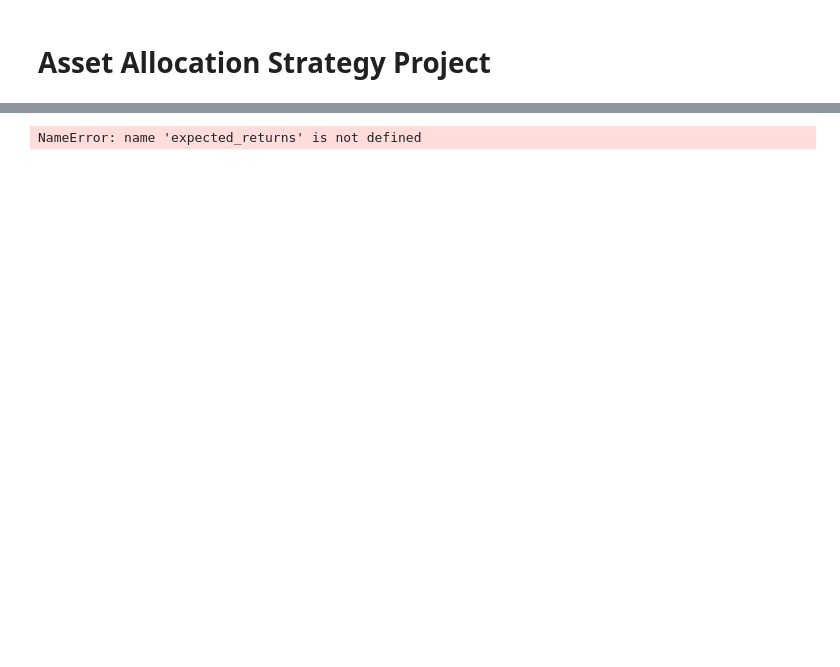
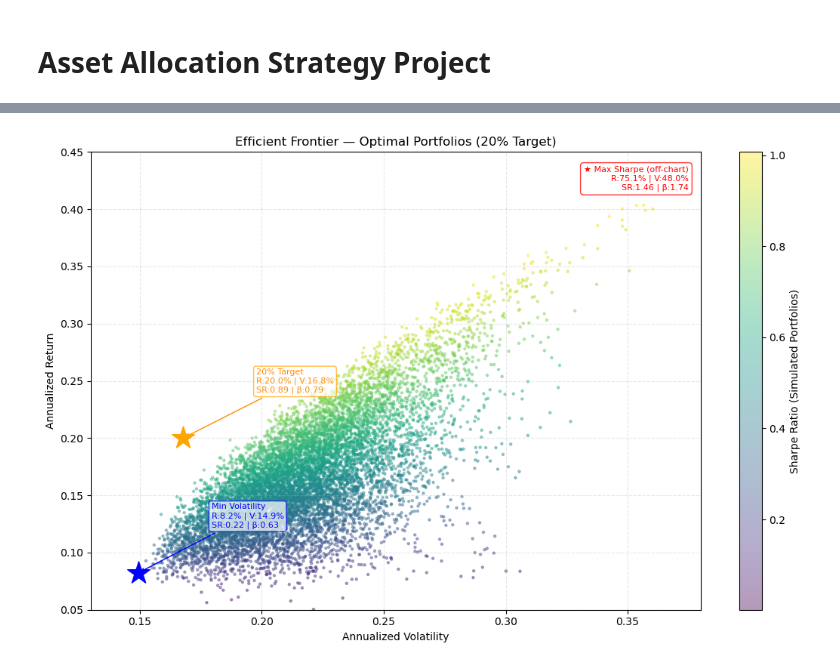
Before and after one commit to jsamutsakorn/asset_allocation_strategy, a Jupyter notebook: Asset_allocation.ipynb, the cells around one changed output, grey strips where cells are left out. Drawn from its saved outputs; the diff is of its cells as text; code cells hidden in the pictures; blank space fills up the shorter version.

```diff
--- a/Asset_allocation.ipynb
+++ b/Asset_allocation.ipynb
@@ -289,16 +295,3 @@ def markowitz_optimize(mean_returns, cov_matrix, target_return):
 target_returns = np.linspace(mean_returns.min(), mean_returns.max(), 100)
 frontier_weights = [markowitz_optimize(mean_returns, cov_matrix, r) for r in target_returns]
 frontier_vols = [np.sqrt(w @ cov_matrix @ w) for w in frontier_weights]
-# %%
-#or use pyportfolio for cleaner code
-#from pypfopt import EfficientFrontier, expected_returns, risk_models
-
-mu = expected_returns.mean_historical_return(prices)
-S = risk_models.sample_cov(prices)
-
-ef = EfficientFrontier(mu, S)
-weights = ef.min_volatility()        # Minimum Variance Portfolio
-# or
-weights = ef.max_sharpe()            # Tangency Portfolio (on the frontier)
-# %% [output]
-NameError: name 'expected_returns' is not defined
@@ -315,0 +298,49 @@ NameError: name 'expected_returns' is not defined
+# %%
+#efficient frontier visualization with optimal portfolios highlighted
+fig, ax = plt.subplots(figsize=(11, 7))
+
+# ── Background simulation cloud ─────────────────────────────────────
+sc = ax.scatter(results[1, :], results[0, :],
+                c=results[2, :], cmap='viridis', alpha=0.4, s=5)
+cbar = fig.colorbar(sc, ax=ax)
+cbar.set_label('Sharpe Ratio (Simulated Portfolios)')
+
+# ── Clip to meaningful region ───────────────────────────────────────
+ax.set_xlim(0.13, 0.38)
+ax.set_ylim(0.05, 0.45)
+
+# ── Min Volatility star (blue) ──────────────────────────────────────
+ax.scatter(vol2, ret2, marker='*', s=500, color='blue', zorder=5)
+ax.annotate(f'Min Volatility\nR:{ret2:.1%} | V:{vol2:.1%}\nSR:{sharpe2:.2f} | β:{beta_minvol:.2f}',
+            xy=(vol2, ret2),
+            xytext=(vol2 + 0.03, ret2 + 0.04),
+            fontsize=8, color='blue',
+            arrowprops=dict(arrowstyle='->', color='blue'),
+            bbox=dict(boxstyle='round,pad=0.3', facecolor='white', edgecolor='blue', alpha=0.7))
+
+# ── 20% Target star (orange) ────────────────────────────────────────
+ax.scatter(vol3, ret3, marker='*', s=500, color='orange', zorder=5)
+ax.annotate(f'20% Target\nR:{ret3:.1%} | V:{vol3:.1%}\nSR:{sharpe3:.2f} | β:{beta_target:.2f}',
+            xy=(vol3, ret3),
+            xytext=(vol3 + 0.03, ret3 + 0.04),
+            fontsize=8, color='darkorange',
+            arrowprops=dict(arrowstyle='->', color='darkorange'),
+            bbox=dict(boxstyle='round,pad=0.3', facecolor='white', edgecolor='orange', alpha=0.7))
+
+# ── Max Sharpe off-chart text box (red) ─────────────────────────────
+ax.text(0.98, 0.97,
+        f'★ Max Sharpe (off-chart)\nR:{ret:.1%} | V:{vol:.1%}\nSR:{sharpe:.2f} | β:{beta_sharpe:.2f}',
+        transform=ax.transAxes, fontsize=8, color='red',
+        verticalalignment='top', horizontalalignment='right',
+        bbox=dict(boxstyle='round,pad=0.4', facecolor='white', edgecolor='red', alpha=0.8))
+
+# ── Labels & formatting ─────────────────────────────────────────────
+ax.set_xlabel('Annualized Volatility')
+ax.set_ylabel('Annualized Return')
+ax.set_title('Efficient Frontier — Optimal Portfolios (20% Target)')
+ax.grid(True, linestyle='--', alpha=0.3)
+plt.tight_layout()
+plt.savefig('efficient_frontier_optimal.png', dpi=150)
+plt.show()
+# %% [output]
+[figure, added]
```
Also changed, not shown: parts of 31 cells of this notebook, 20 other files.
